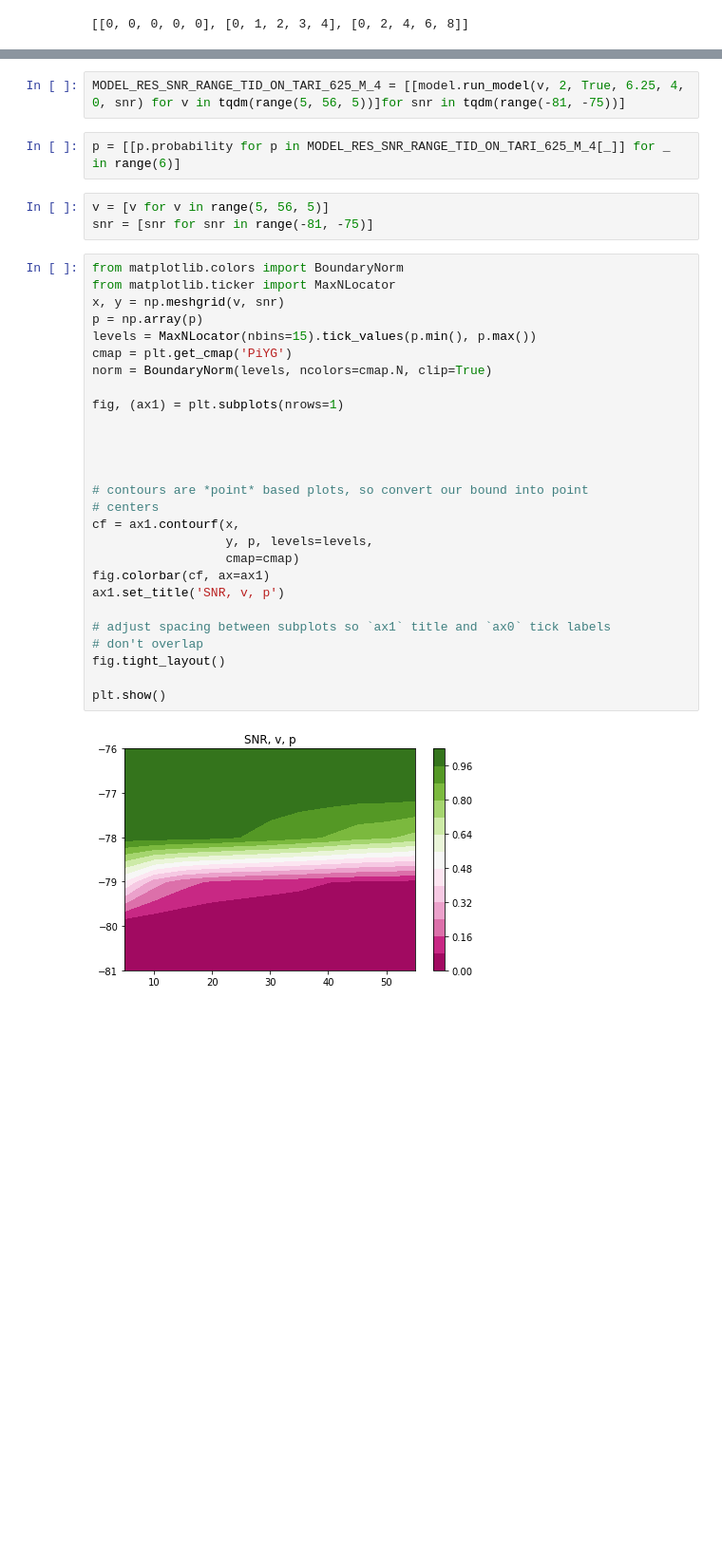
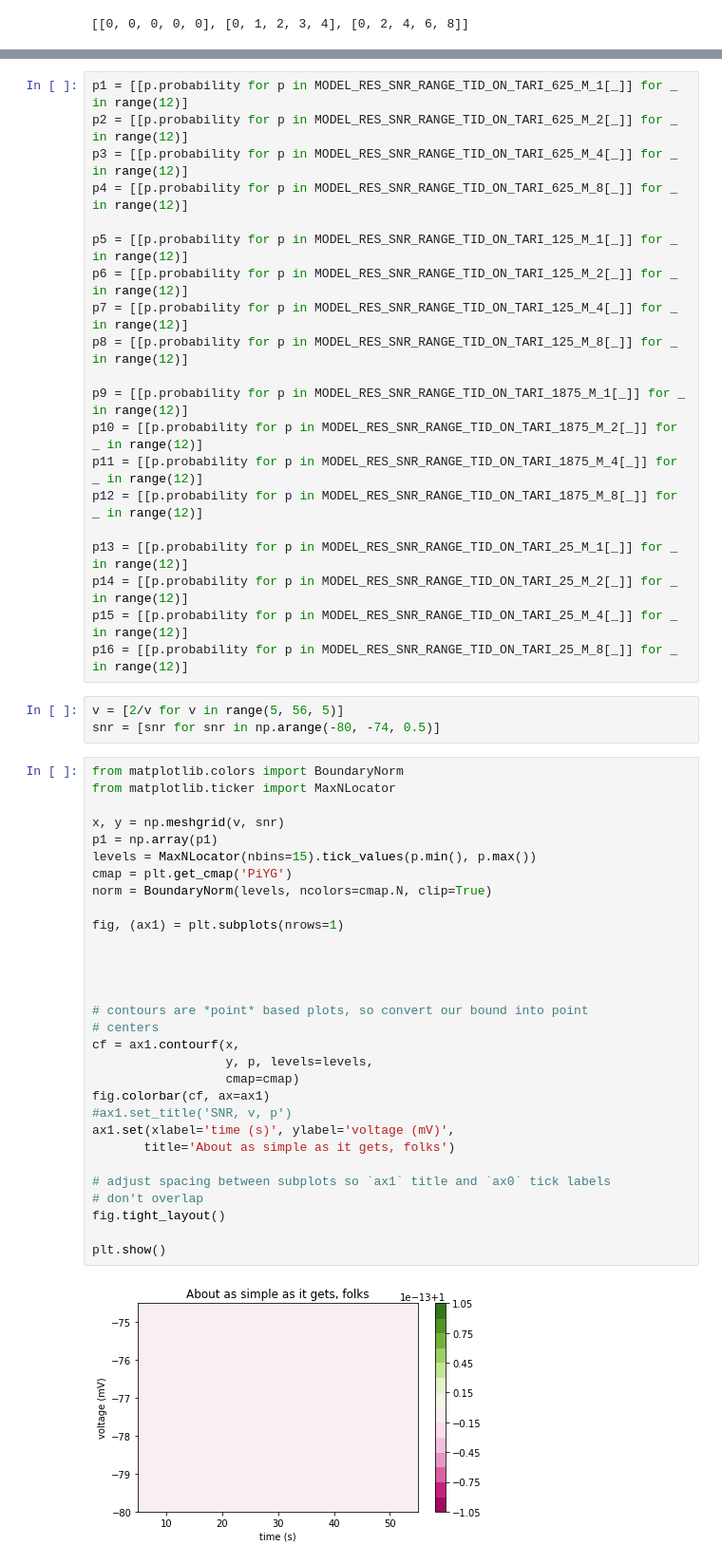
Before and after one commit to FenikL/rfid_project, a Jupyter notebook: experiments/experiments.ipynb, the cells around one changed output, grey strips where cells are left out. Shown at 95% size. Saved outputs shown, nothing was run; the diff lists cells and outputs as text; blank space fills up the shorter version.

```diff
--- a/experiments/experiments.ipynb
+++ b/experiments/experiments.ipynb
@@ -1032,36 +1051,55 @@ list_test
+# %%
+p1 = [[p.probability for p in MODEL_RES_SNR_RANGE_TID_ON_TARI_625_M_1[_]] for _ in range(12)]
+p2 = [[p.probability for p in MODEL_RES_SNR_RANGE_TID_ON_TARI_625_M_2[_]] for _ in range(12)]
+p3 = [[p.probability for p in MODEL_RES_SNR_RANGE_TID_ON_TARI_625_M_4[_]] for _ in range(12)]
+p4 = [[p.probability for p in MODEL_RES_SNR_RANGE_TID_ON_TARI_625_M_8[_]] for _ in range(12)]
+
+p5 = [[p.probability for p in MODEL_RES_SNR_RANGE_TID_ON_TARI_125_M_1[_]] for _ in range(12)]
+p6 = [[p.probability for p in MODEL_RES_SNR_RANGE_TID_ON_TARI_125_M_2[_]] for _ in range(12)]
+p7 = [[p.probability for p in MODEL_RES_SNR_RANGE_TID_ON_TARI_125_M_4[_]] for _ in range(12)]
+p8 = [[p.probability for p in MODEL_RES_SNR_RANGE_TID_ON_TARI_125_M_8[_]] for _ in range(12)]
+
+p9 = [[p.probability for p in MODEL_RES_SNR_RANGE_TID_ON_TARI_1875_M_1[_]] for _ in range(12)]
+p10 = [[p.probability for p in MODEL_RES_SNR_RANGE_TID_ON_TARI_1875_M_2[_]] for _ in range(12)]
+p11 = [[p.probability for p in MODEL_RES_SNR_RANGE_TID_ON_TARI_1875_M_4[_]] for _ in range(12)]
+p12 = [[p.probability for p in MODEL_RES_SNR_RANGE_TID_ON_TARI_1875_M_8[_]] for _ in range(12)]
+
+p13 = [[p.probability for p in MODEL_RES_SNR_RANGE_TID_ON_TARI_25_M_1[_]] for _ in range(12)]
+p14 = [[p.probability for p in MODEL_RES_SNR_RANGE_TID_ON_TARI_25_M_2[_]] for _ in range(12)]
+p15 = [[p.probability for p in MODEL_RES_SNR_RANGE_TID_ON_TARI_25_M_4[_]] for _ in range(12)]
+p16 = [[p.probability for p in MODEL_RES_SNR_RANGE_TID_ON_TARI_25_M_8[_]] for _ in range(12)]
 # %%
-MODEL_RES_SNR_RANGE_TID_ON_TARI_625_M_4 = [[model.run_model(v, 2, True, 6.25, 4, 0, snr) for v in tqdm(range(5, 56, 5))]for snr in tqdm(range(-81, -75))]
+v = [2/v for v in range(5, 56, 5)]
+snr = [snr for snr in np.arange(-80, -74, 0.5)]
-# %%
-p = [[p.probability for p in MODEL_RES_SNR_RANGE_TID_ON_TARI_625_M_4[_]] for _ in range(6)]
-# %%
-v = [v for v in range(5, 56, 5)]
-snr = [snr for snr in range(-81, -75)]
 # %%
 from matplotlib.colors import BoundaryNorm
 from matplotlib.ticker import MaxNLocator
+
 x, y = np.meshgrid(v, snr)
-p = np.array(p)
+p1 = np.array(p1)
 levels = MaxNLocator(nbins=15).tick_values(p.min(), p.max())
 cmap = plt.get_cmap('PiYG')
 norm = BoundaryNorm(levels, ncolors=cmap.N, clip=True)
 
 fig, (ax1) = plt.subplots(nrows=1)
 
 
 
 
 # contours are *point* based plots, so convert our bound into point
 # centers
 cf = ax1.contourf(x,
                   y, p, levels=levels,
                   cmap=cmap)
 fig.colorbar(cf, ax=ax1)
-ax1.set_title('SNR, v, p')
+#ax1.set_title('SNR, v, p')
+ax1.set(xlabel='time (s)', ylabel='voltage (mV)',
+       title='About as simple as it gets, folks')
 
 # adjust spacing between subplots so `ax1` title and `ax0` tick labels
 # don't overlap
 fig.tight_layout()
 
 plt.show()
 # %% [output]
-[figure, old version]
+[figure, new version]
```
Also changed, not shown: parts of 9 cells of this notebook, 1 other file.
